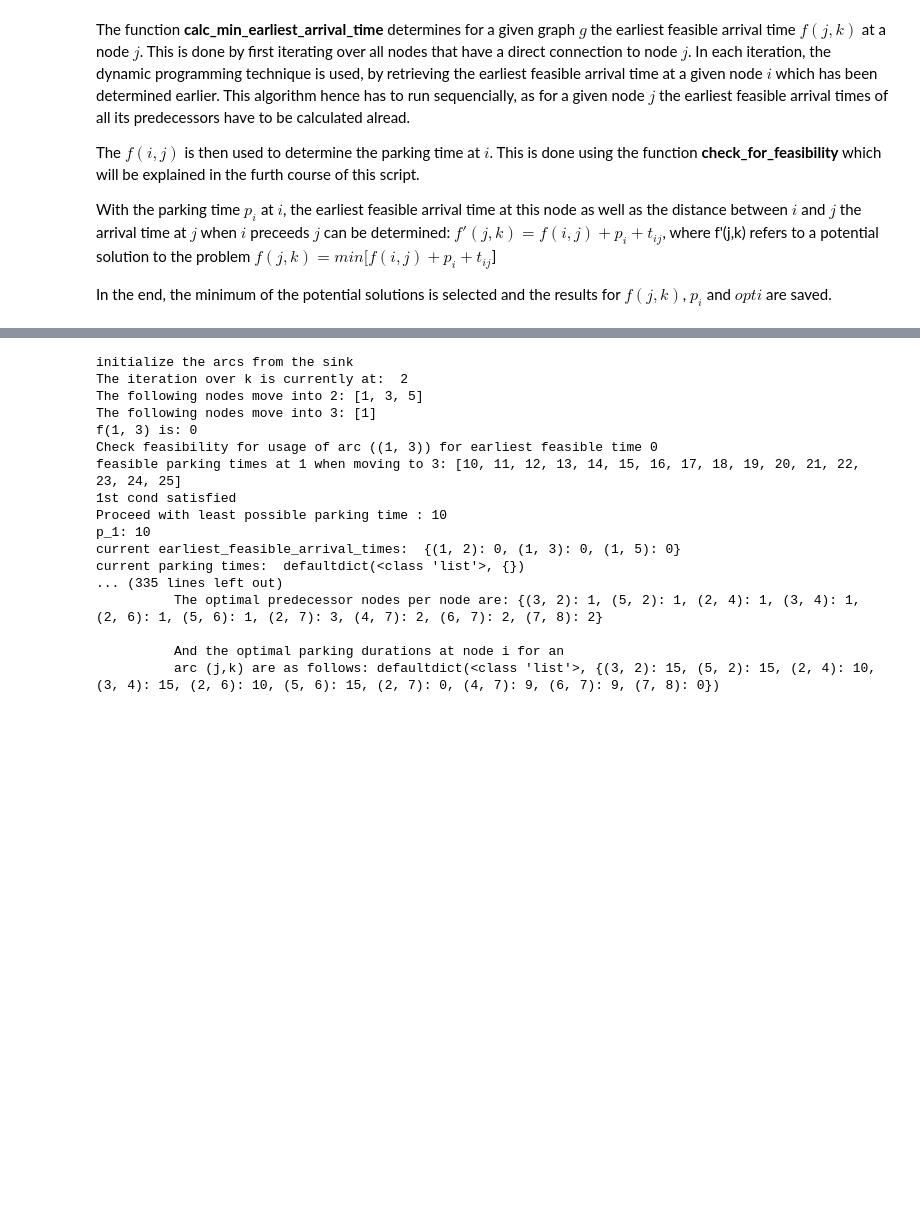
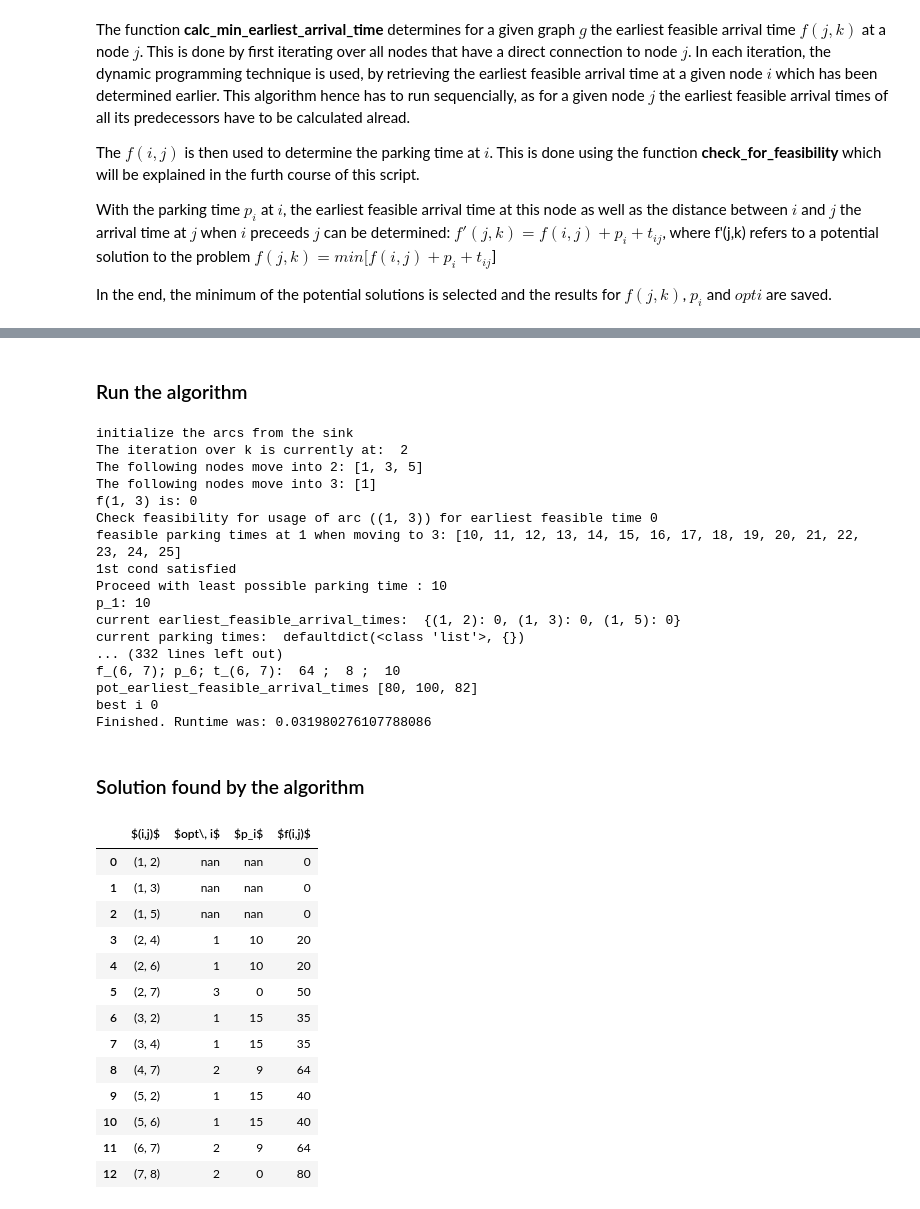
Before and after one commit to LTluttmann/sancho_shortest_path, a Jupyter notebook: Dynamic_Programming_Sancho1992.ipynb, the cells around one changed output, grey strips where cells are left out. Drawn from its saved outputs; the diff is of its cells as text; code cells hidden in the pictures; blank space fills up the shorter version.

Commit message:
adding some descriptions and a pandas data frame for represenation of the solution

```diff
--- a/Dynamic_Programming_Sancho1992.ipynb
+++ b/Dynamic_Programming_Sancho1992.ipynb
@@ -322,17 +347,13 @@ def main():
                 calc_min_earliest_arrival_time(g, j, k, earliest_feasible_arrival_times, optimal_predecessors, optimal_parking)
 
     return earliest_feasible_arrival_times, optimal_predecessors, optimal_parking
+# %% [markdown]
+### Run the algorithm
 # %%
 if __name__ == "__main__":
     start = time.time()
     earliest_feasible_arrival_times, opt_is, parking = main()
     print("Finished. Runtime was: {} \n".format(time.time() - start))
-    print("""The result looks as follows: \n
-          The earliest feasible arrival times are: {} \n
-          The optimal predecessor nodes per node are: {} \n
-          And the optimal parking durations at node i for an
-          arc (j,k) are as follows: {}""".format(earliest_feasible_arrival_times,
-                                                 opt_is, parking))
 # %% [output]
 initialize the arcs from the sink
 The iteration over k is currently at:  2
@@ -346,8 +367,33 @@ Proceed with least possible parking time : 10
 p_1: 10
 current earliest_feasible_arrival_times:  {(1, 2): 0, (1, 3): 0, (1, 5): 0}
 current parking times:  defaultdict(<class 'list'>, {})
-... (335 lines left out)
-          The optimal predecessor nodes per node are: {(3, 2): 1, (5, 2): 1, (2, 4): 1, (3, 4): 1, (2, 6): 1, (5, 6): 1, (2, 7): 3, (4, 7): 2, (6, 7): 2, (7, 8): 2}
-
-          And the optimal parking durations at node i for an
-          arc (j,k) are as follows: defaultdict(<class 'list'>, {(3, 2): 15, (5, 2): 15, (2, 4): 10, (3, 4): 15, (2, 6): 10, (5, 6): 15, (2, 7): 0, (4, 7): 9, (6, 7): 9, (7, 8): 0})
+... (332 lines left out)
+f_(6, 7); p_6; t_(6, 7):  64 ;  8 ;  10
+pot_earliest_feasible_arrival_times [80, 100, 82]
+best i 0
+Finished. Runtime was: 0.031980276107788086
+# %% [markdown]
+### Solution found by the algorithm
+# %%
+pd.DataFrame.from_dict(opt_is,  orient='index', columns=["$opt\,  i$"]).merge(
+pd.DataFrame.from_dict(parking,  orient='index', columns=["$p_i$"]),
+    left_index=True, right_index=True, how='outer').astype('str').merge(
+    pd.DataFrame.from_dict(earliest_feasible_arrival_times, orient='index', columns=["$f(i,j)$"]
+                          ).replace(float('inf'), 0).astype('int'),
+    left_index=True, right_index=True, how='outer').reset_index().rename(
+    columns={"index": "$(i,j)$"}).style.set_properties(**{'width': '50px'})
+# %% [output]
+|  | $(i,j)$ | $opt\, i$ | $p_i$ | $f(i,j)$ |
+| 0 | (1, 2) | nan | nan | 0 |
+| 1 | (1, 3) | nan | nan | 0 |
+| 2 | (1, 5) | nan | nan | 0 |
+| 3 | (2, 4) | 1 | 10 | 20 |
+| 4 | (2, 6) | 1 | 10 | 20 |
+| 5 | (2, 7) | 3 | 0 | 50 |
+| 6 | (3, 2) | 1 | 15 | 35 |
+| 7 | (3, 4) | 1 | 15 | 35 |
+| 8 | (4, 7) | 2 | 9 | 64 |
+| 9 | (5, 2) | 1 | 15 | 40 |
+| 10 | (5, 6) | 1 | 15 | 40 |
+| 11 | (6, 7) | 2 | 9 | 64 |
+| 12 | (7, 8) | 2 | 0 | 80 |
```
Also changed, not shown: parts of 10 cells of this notebook.
